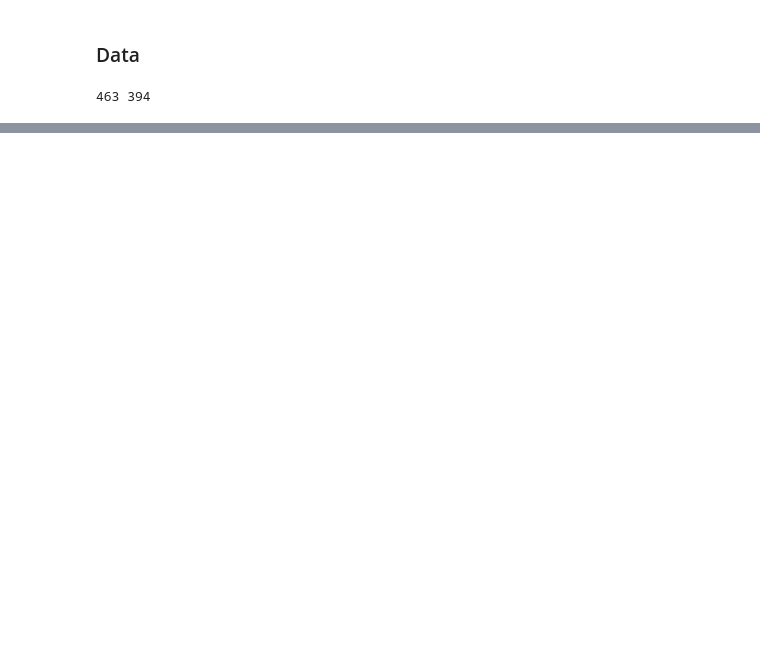
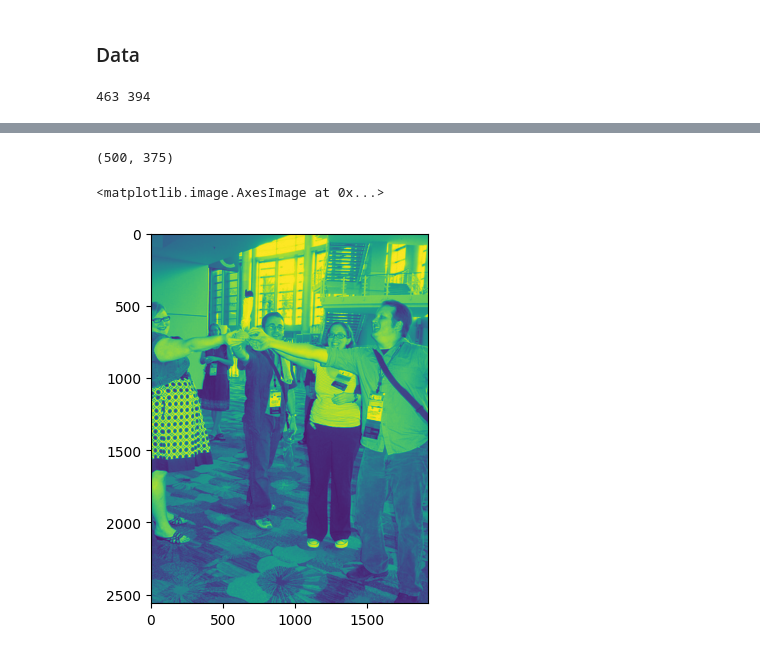
Before and after one commit to jzhe727/colorizer, a Jupyter notebook: data.ipynb, the cells around one changed output, grey strips where cells are left out. Saved outputs shown, nothing was run; the diff lists cells and outputs as text; code cells hidden in the pictures; blank space fills up the shorter version.

Commit message:
crop added

```diff
--- a/data.ipynb
+++ b/data.ipynb
@@ -111,0 +116,22 @@ train_dataloader = DataLoader(dataset, batch_size=64, shuffle=True)
+# %%
+print(y.size)
+# %% [output]
+(500, 375)
+# %%
+def crop_square(img, size, interpolation=cv2.INTER_AREA):
+    h, w = img.shape[:2]
+    min_size = np.amin([h,w])
+
+    # Centralize and crop
+    crop_img = img[int(h/2-min_size/2):int(h/2+min_size/2), int(w/2-min_size/2):int(w/2+min_size/2)]
+    resized = cv2.resize(crop_img, (size, size), interpolation=interpolation)
+
+    return resized
+# %%
+img = cv2.imread("./mirflickr/im50.jpg" , 0)
+img1 = imutils.resize(img, width=1920)
+img2 = cv2.resize(img, (572,572), interpolation = cv2.INTER_AREA)
+img3 = crop_square(img, 572)
+# %% [output]
+<matplotlib.image.AxesImage at 0x...>
+[figure, added]
```
Also changed, not shown: parts of 8 cells of this notebook.
